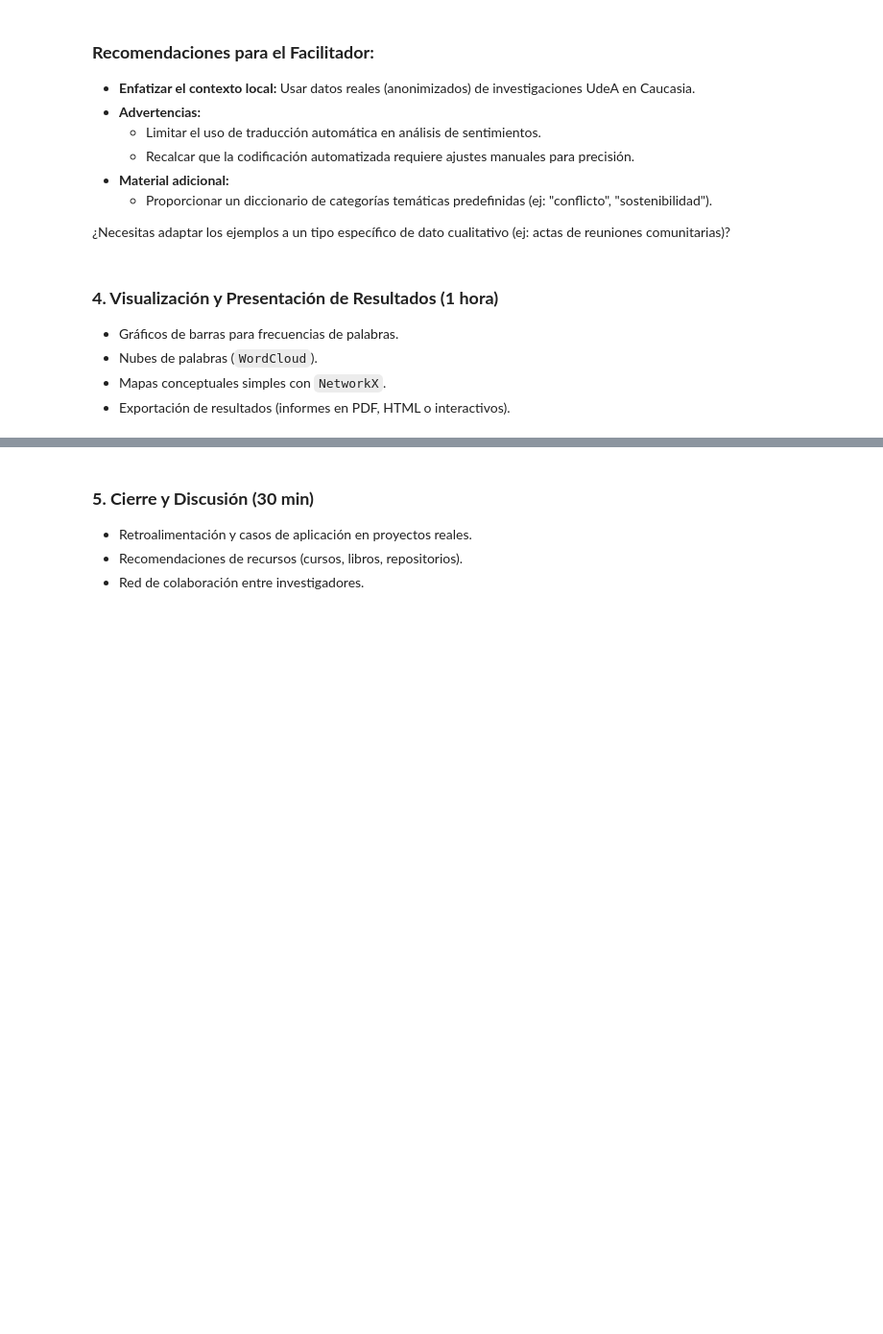
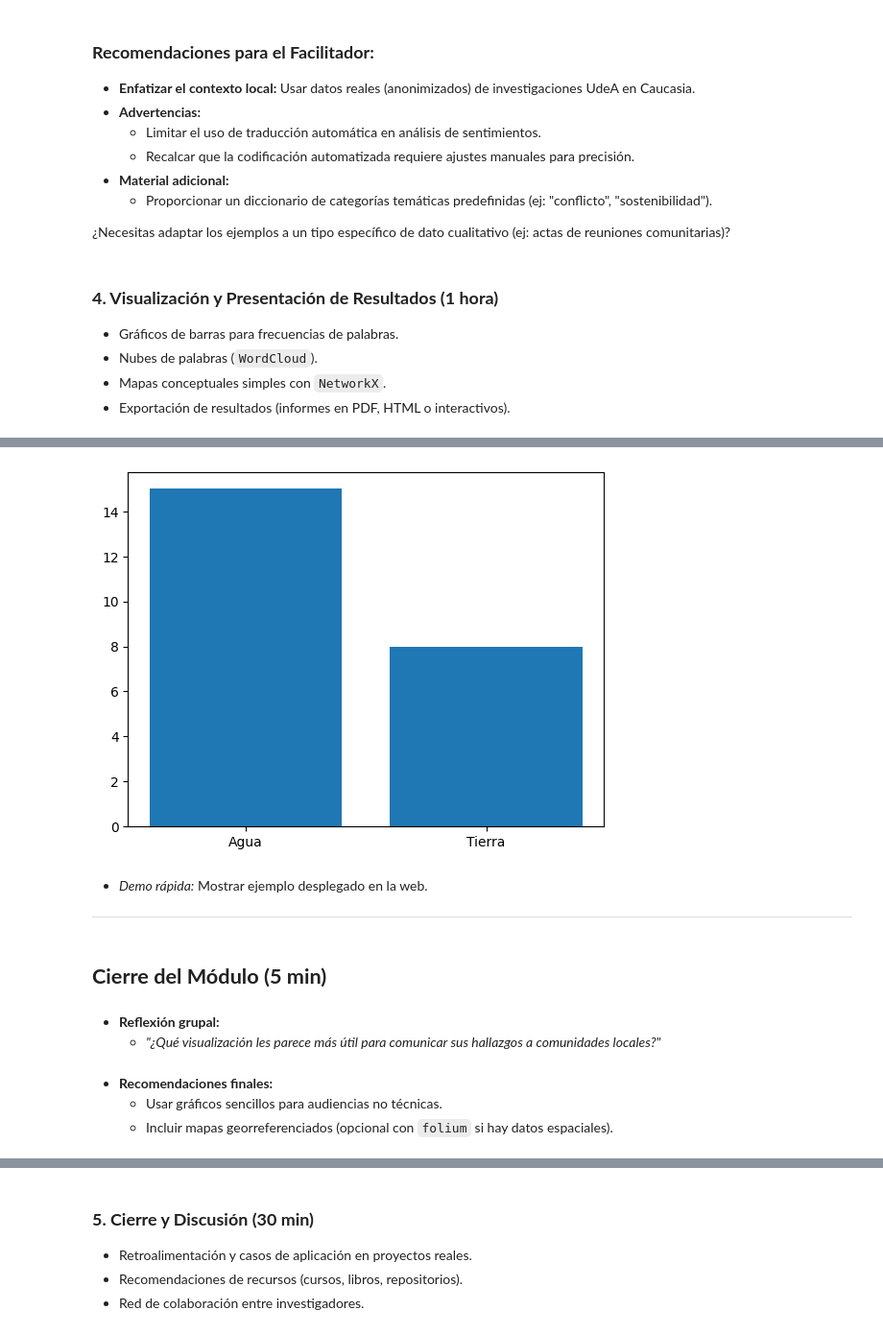
Before and after one commit to marco-canas/linea_invest_didact_math_data, a Jupyter notebook: 1_estrategia_comunicacion/4_jornadas_inv_2025/tools_inv_cuatitativa_python.ipynb, the cells around one changed output, grey strips where cells are left out. Shown at 96% size. Drawn from its saved outputs; the diff is of its cells as text; code cells hidden in the pictures; blank space fills up the shorter version.

```diff
--- a/1_estrategia_comunicacion/4_jornadas_inv_2025/tools_inv_cuatitativa_python.ipynb
+++ b/1_estrategia_comunicacion/4_jornadas_inv_2025/tools_inv_cuatitativa_python.ipynb
@@ -505,0 +550,26 @@ FileNotFoundError: [Errno 2] No such file or directory: 'perfiles_comunitarios.j
+# %%
+
+# Si solo quieres mostrar los datos en Jupyter, usa matplotlib o pandas para visualizar.
+# Ejemplo alternativo para Jupyter:
+import matplotlib.pyplot as plt
+plt.bar(["Agua", "Tierra"], [15, 8])
+plt.savefig(r"C:\Users\marco\Downloads\frecuencia_temas.png")
+plt.show()
+# %% [output]
+[figure, added]
+# %% [markdown]
+
+  - *Demo rápida:* Mostrar ejemplo desplegado en la web.
+
+---
+# %% [markdown]
+
+## **Cierre del Módulo (5 min)**
+# %% [markdown]
+- **Reflexión grupal:**
+  - *"¿Qué visualización les parece más útil para comunicar sus hallazgos a comunidades locales?"*
+# %% [markdown]
+
+- **Recomendaciones finales:**
+  - Usar gráficos sencillos para audiencias no técnicas.
+  - Incluir mapas georreferenciados (opcional con `folium` si hay datos espaciales).
```
Also changed, not shown: parts of 54 cells of this notebook, 3 other files.
